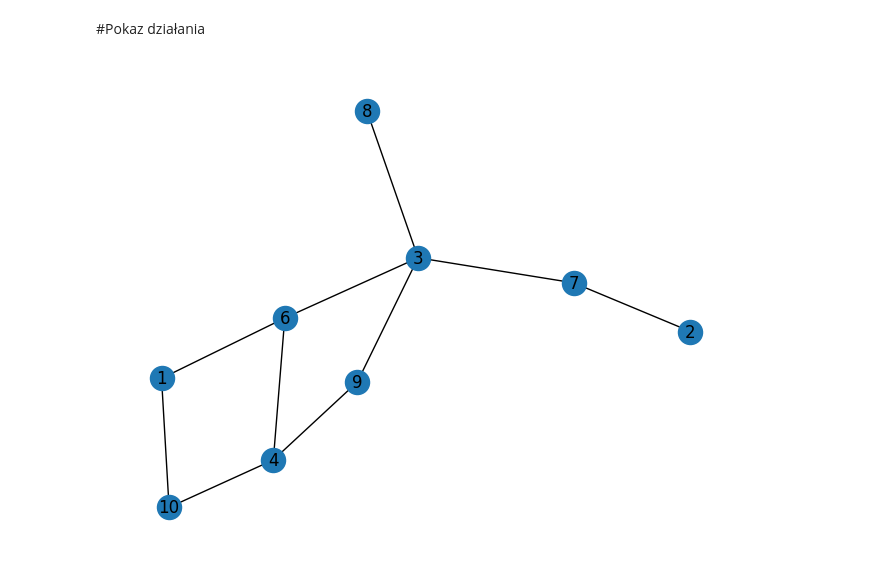
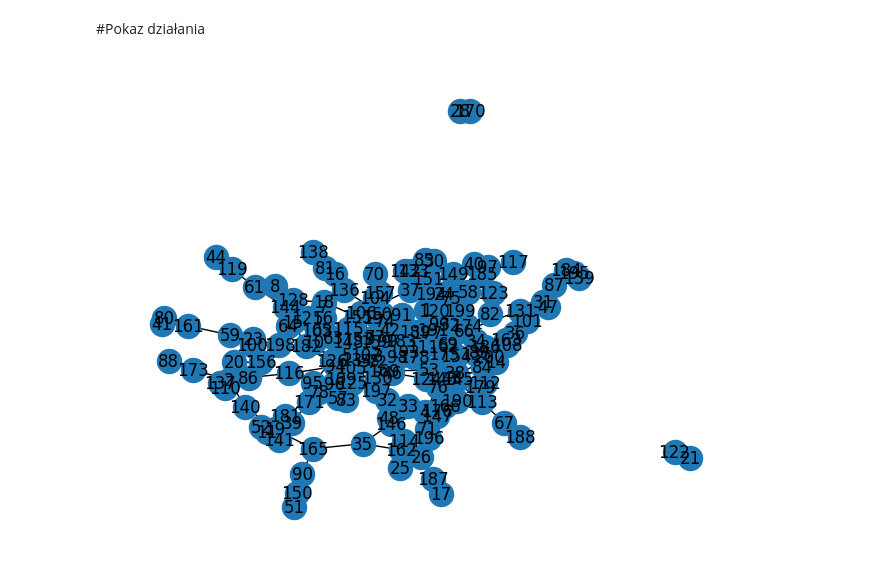
Before and after one commit to pgordin/OptDisc2025, a Jupyter notebook: ProjektMK.ipynb, the cells around one changed output. Saved outputs shown, nothing was run; the diff lists cells and outputs as text; code cells hidden in the pictures.

```diff
--- a/ProjektMK.ipynb
+++ b/ProjektMK.ipynb
@@ -380,7 +429,7 @@ class Graph:
 # %%
 np.random.seed(2025)
 # %%
-graph=Graph.random_bipartite_graph_nk(5,5,0.5)
+graph=Graph.random_bipartite_graph_nk(100,100,0.02)
 graph.draw()
 # %% [output]
-[figure, old version]
+[figure, new version]
```
Also changed, not shown: parts of 6 cells of this notebook.
